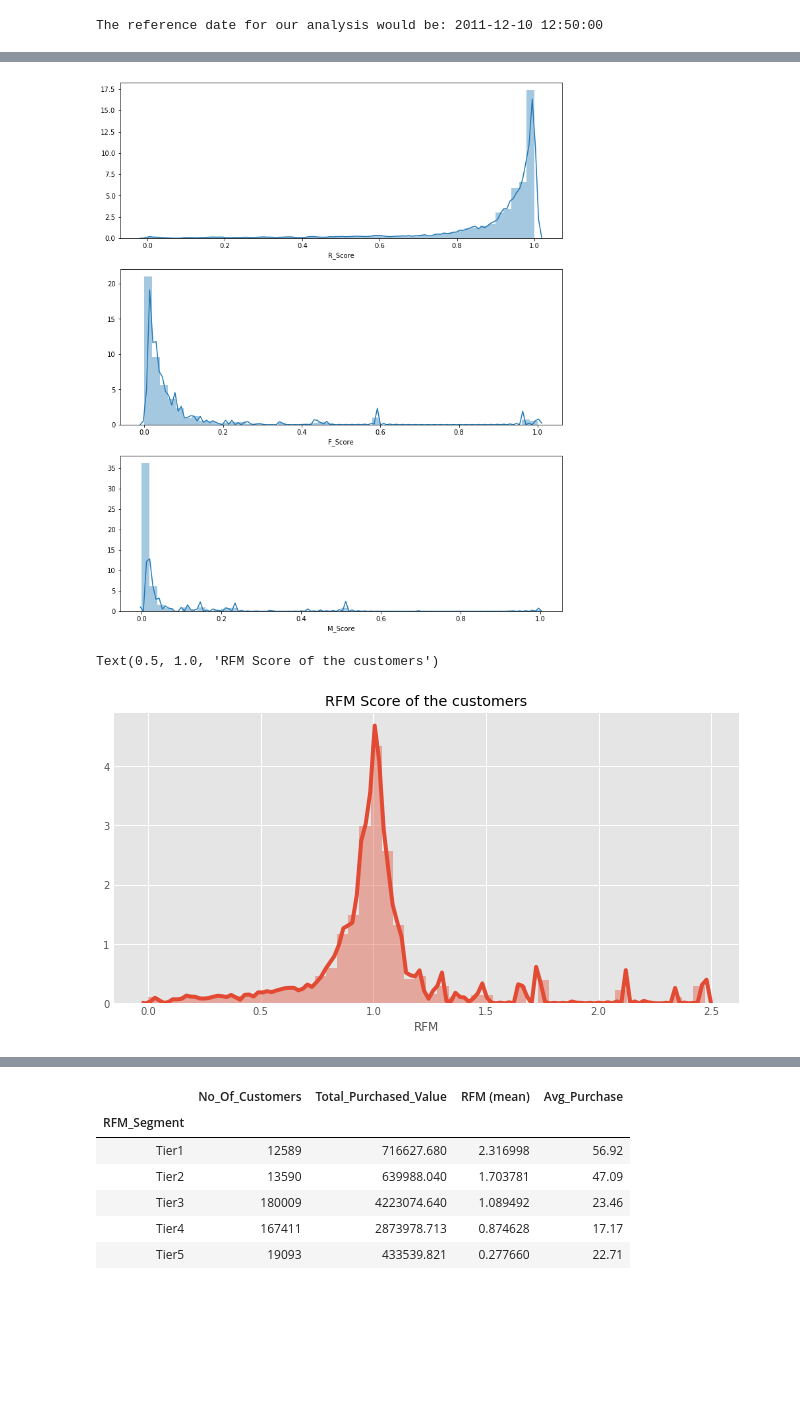
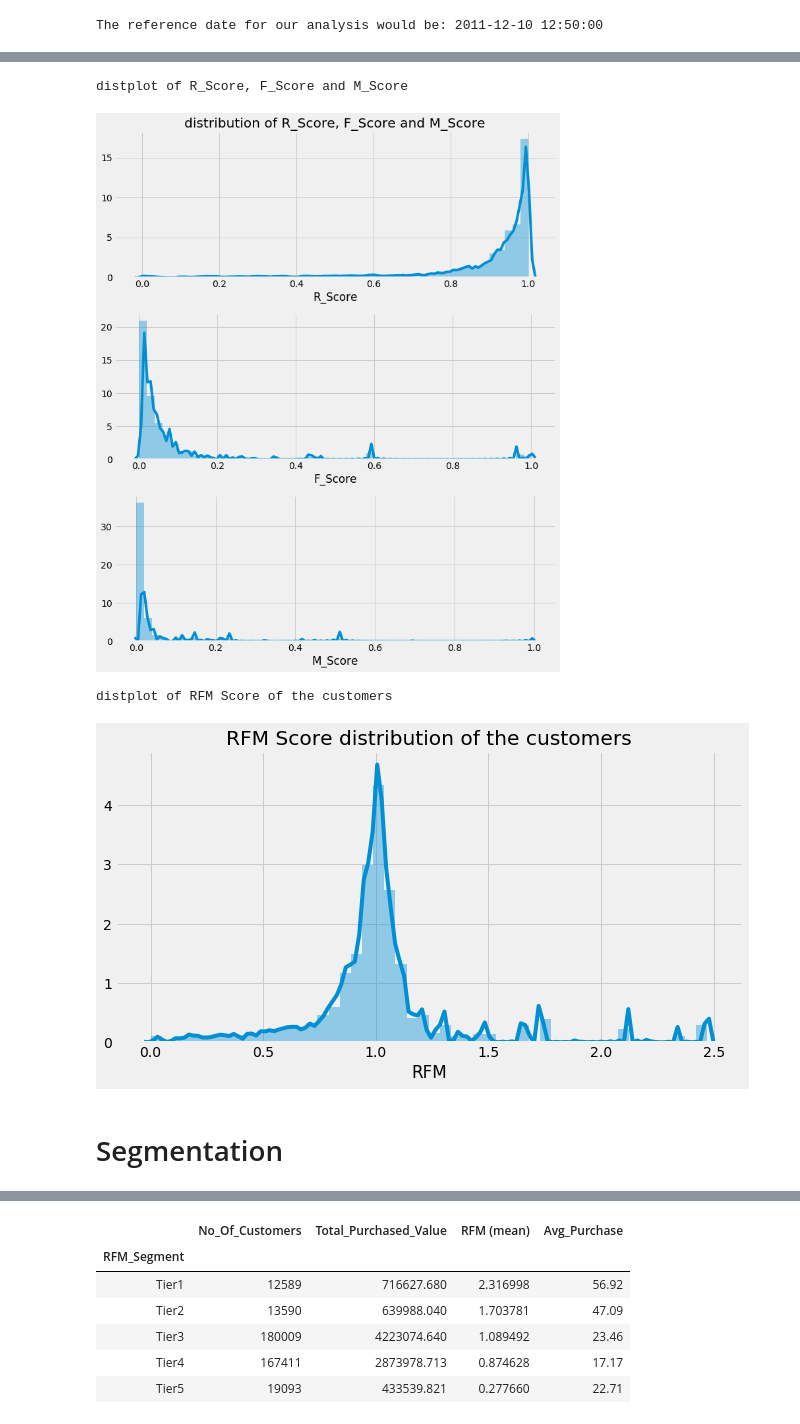
Before and after one commit to sasukay666/jupyter_notebooks, a Jupyter notebook: Online_Retail_Store.ipynb, the cells around one changed output, grey strips where cells are left out. Cells and saved outputs as stored; diff of their text form; code cells hidden in the pictures; blank space fills up the shorter version.

```diff
--- a/Online_Retail_Store.ipynb
+++ b/Online_Retail_Store.ipynb
@@ -47,7 +70,6 @@ Country             0
 dtype: int64
 # %%
 # dropping nan values from the dataset
-
-df = df.dropna().reset_index(drop=True)
+df = df.dropna()
 # %%
 #checking if there are any missing values left
@@ -249,10 +285,16 @@ Bahrain                   274.20
 Saudi Arabia              145.92
 Name: Avg_Purchase, dtype: float64
 # %%
-f,ax = plt.subplots(figsize=(14, 10))
-plt.rc('font', size=10)
-plt.subplot(2, 1, 1); sns.barplot(x=acp[:4] ,y=acp.index[:4])
-plt.subplot(2, 1, 2); sns.barplot(x=acp[4:] ,y=acp.index[4:])
-plt.title('Average purchase of customer')
-plt.show()
+# plotting above data
+
+plt.figure(figsize=(14, 10))
+G = gridspec.GridSpec(10, 1)
+
+axes_1 = plt.subplot(G[:1, :]); sns.barplot(x=acp[:4] ,y=acp.index[:4], orient='h')
+plt.xlabel('')
+plt.ylabel('')
+plt.title(r'Average purchase of customer in £ (Pound Sterling)')
+axes_2 = plt.subplot(G[2:, :]); sns.barplot(x=acp[4:] ,y=acp.index[4:], orient='h')
+plt.xlabel('')
+print('Graph showing average purchase of customers from different countries')
 # %% [output]
@@ -319,4 +368,6 @@ Name: Description, dtype: int64
 plt.figure(figsize=(10,10))
 plt.pie(top_twenty_items, labels=top_twenty_items.index, explode=[e*0.005 for e in range(20)], startangle=90, autopct='%1.2f%%')
 plt.title('Top twenty best selling products')
+plt.rc('figure', titlesize=30)
+print('The top 20 bestsellers from the inventory')
 # %% [output]
@@ -378,6 +419,6 @@ The reference date for our analysis would be: 2011-12-10 12:50:00
 # Finding the no. of days since the customer has not purchased at the store
 
 r = df.groupby('CustomerID').InvoiceDate.max().reset_index().rename(columns={'InvoiceDate':'Last_Visit'})
-r['Gap'] = r.LastVisit.apply( lambda x : (ref_date - x).days)
+r['Gap'] = r.Last_Visit.apply( lambda x : (ref_date - x).days)
 r.head()
 # %% [output]
@@ -482,23 +530,26 @@ df.head()
 
 f,ax = plt.subplots(figsize=(10, 12))
 plt.subplot(3, 1, 1); sns.distplot(df.R_Score, label = 'Recency')
+plt.title('distribution of R_Score, F_Score and M_Score')
 plt.subplot(3, 1, 2); sns.distplot(df.F_Score, label = 'Frequency')
 plt.subplot(3, 1, 3); sns.distplot(df.M_Score, label = 'Monetary Value')
-plt.style.use('fivethirtyeight')
 plt.tight_layout()
-plt.show()
+print('distplot of R_Score, F_Score and M_Score')
 # %% [output]
+distplot of R_Score, F_Score and M_Score
-[figure, old version]
+[figure, new version]
 # %%
-from matplotlib import style
-style.use('ggplot')
+# distplot of RFM Score
 
 plt.figure(figsize=(10, 5))
 sns.distplot(df.RFM)
-plt.title('RFM Score of the customers')
+plt.title('RFM Score distribution of the customers')
+print('distplot of RFM Score of the customers')
 # %% [output]
-Text(0.5, 1.0, 'RFM Score of the customers')
+distplot of RFM Score of the customers
-[figure, old version]
+[figure, new version]
+# %% [markdown]
+# Segmentation
 # %%
 # Now performing segmentation on the basis of the calculated RFM score
 
```
Also changed, not shown: parts of 49 cells of this notebook.
